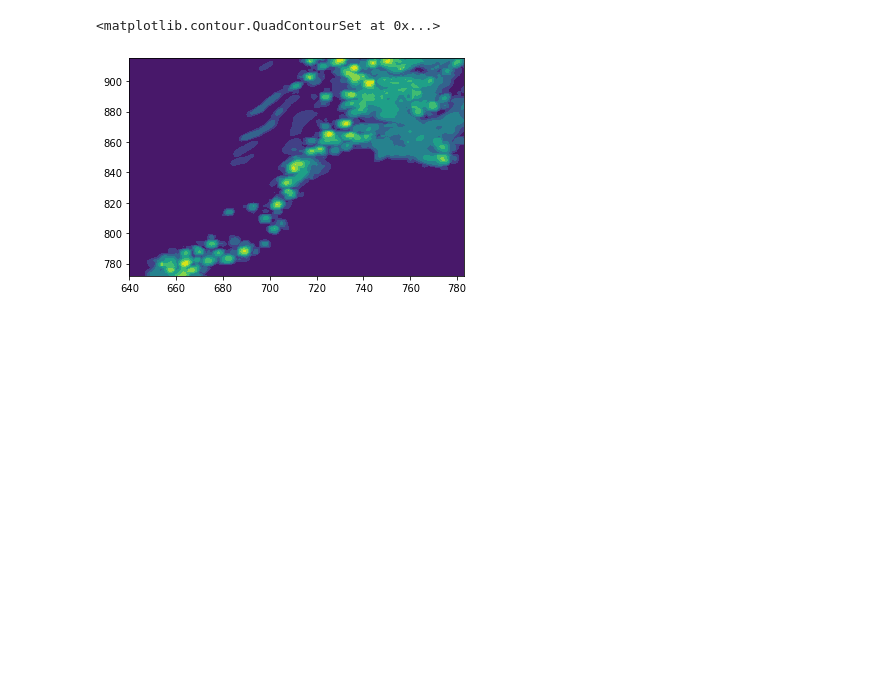
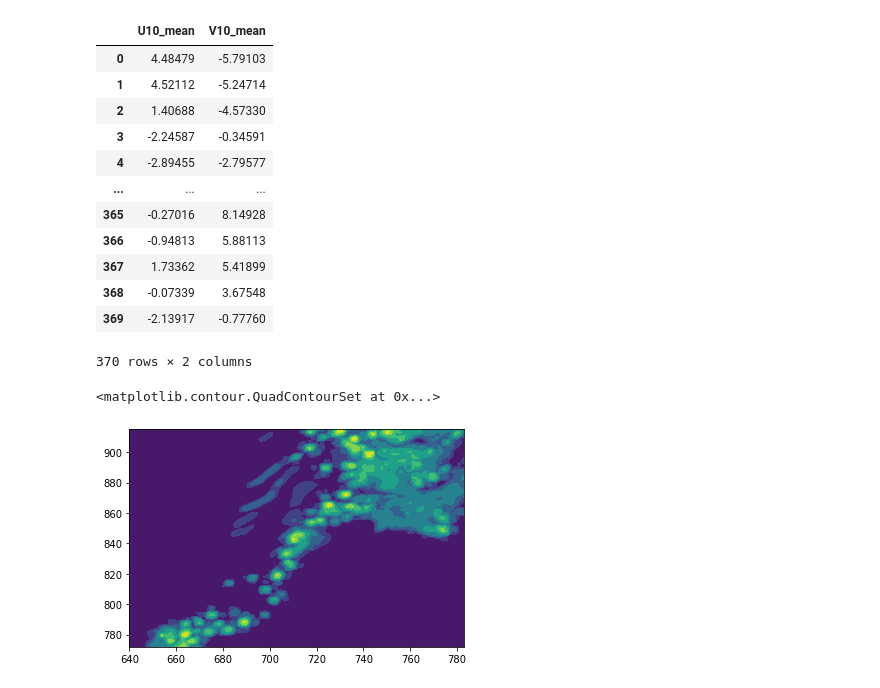
Before and after one commit to zyjux/gdl-storm-mode, a Jupyter notebook: notebooks/data_examination_testing.ipynb, the cells around one changed output. Saved outputs shown, nothing was run; the diff lists cells and outputs as text; code cells hidden in the pictures; blank space fills up the shorter version.

Commit message:
Started writing initial test on storm mode data

```diff
--- a/notebooks/data_examination_testing.ipynb
+++ b/notebooks/data_examination_testing.ipynb
@@ -6,4 +6,4 @@ from matplotlib import pyplot as plt
 # %%
 df = xr.open_dataset("/glade/scratch/lverhoef/WRF_all/track_data_hrrr_3km_nc_refl/NCARSTORM_20101024-0000_d01_model_patches.nc")
 # %%
-df
+df_meta = pd.read_csv("/glade/scratch/lverhoef/WRF_all/track_data_hrrr_3km_csv_refl/track_step_NCARSTORM_d01_20101024-0000.csv")
@@ -28,3 +30,19 @@ Data variables: (12/26)
+# %%
+df_meta[['U10_mean', 'V10_mean']]
+# %% [output]
+|  | U10_mean | V10_mean |
+| 0 | 4.48479 | -5.79103 |
+| 1 | 4.52112 | -5.24714 |
+| 2 | 1.40688 | -4.57330 |
+| 3 | -2.24587 | -0.34591 |
+| 4 | -2.89455 | -2.79577 |
+| ... | ... | ... |
+| 365 | -0.27016 | 8.14928 |
+| 366 | -0.94813 | 5.88113 |
+| 367 | 1.73362 | 5.41899 |
+| 368 | -0.07339 | 3.67548 |
+| 369 | -2.13917 | -0.77760 |
+370 rows × 2 columns
 # %%
 i = 2
 plt.contourf(df['i'][i], df['j'][i], df['REFL_COM_curr'][i])
```
Also changed, not shown: parts of 2 cells of this notebook, 1 other file.
